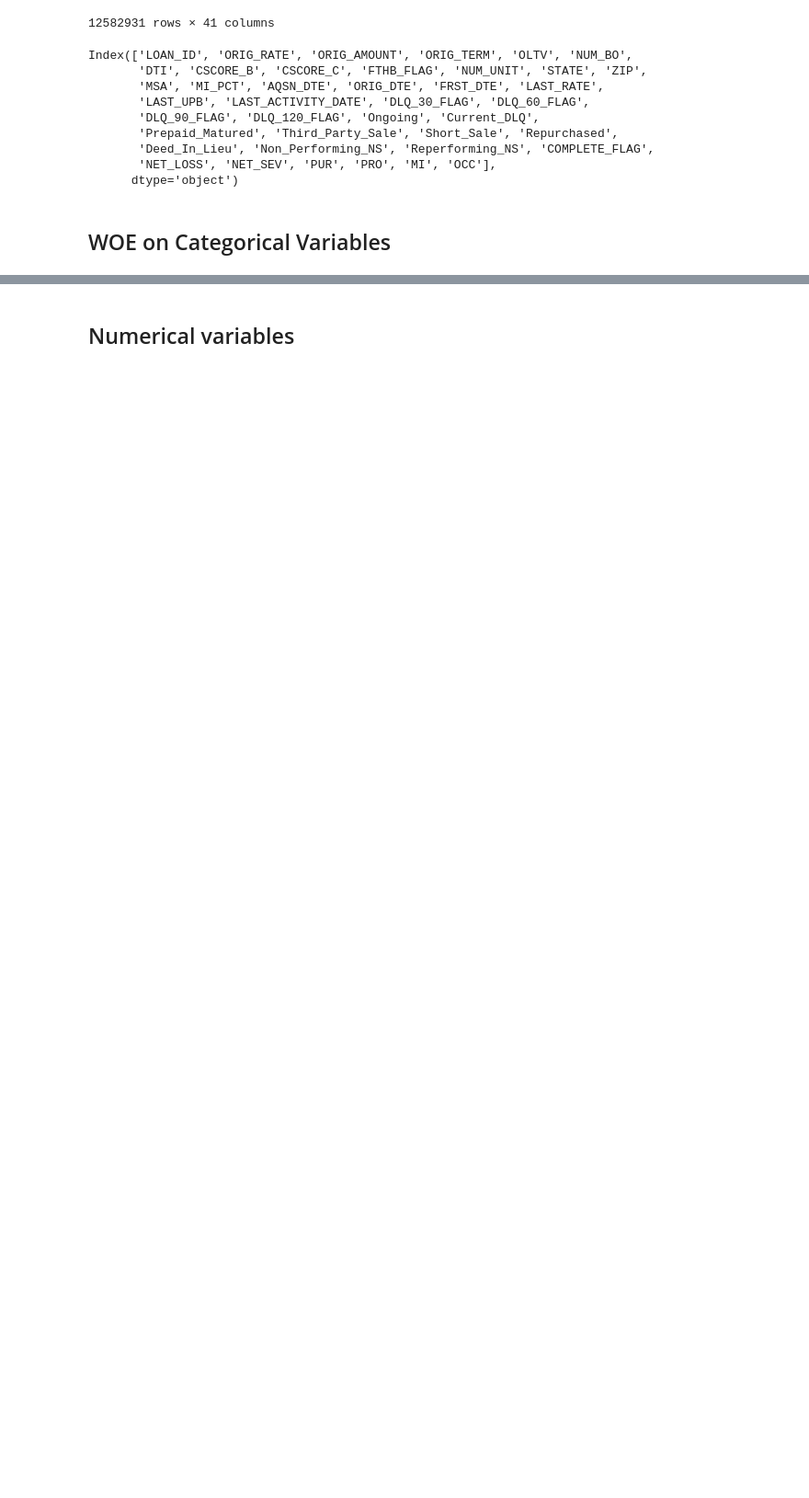
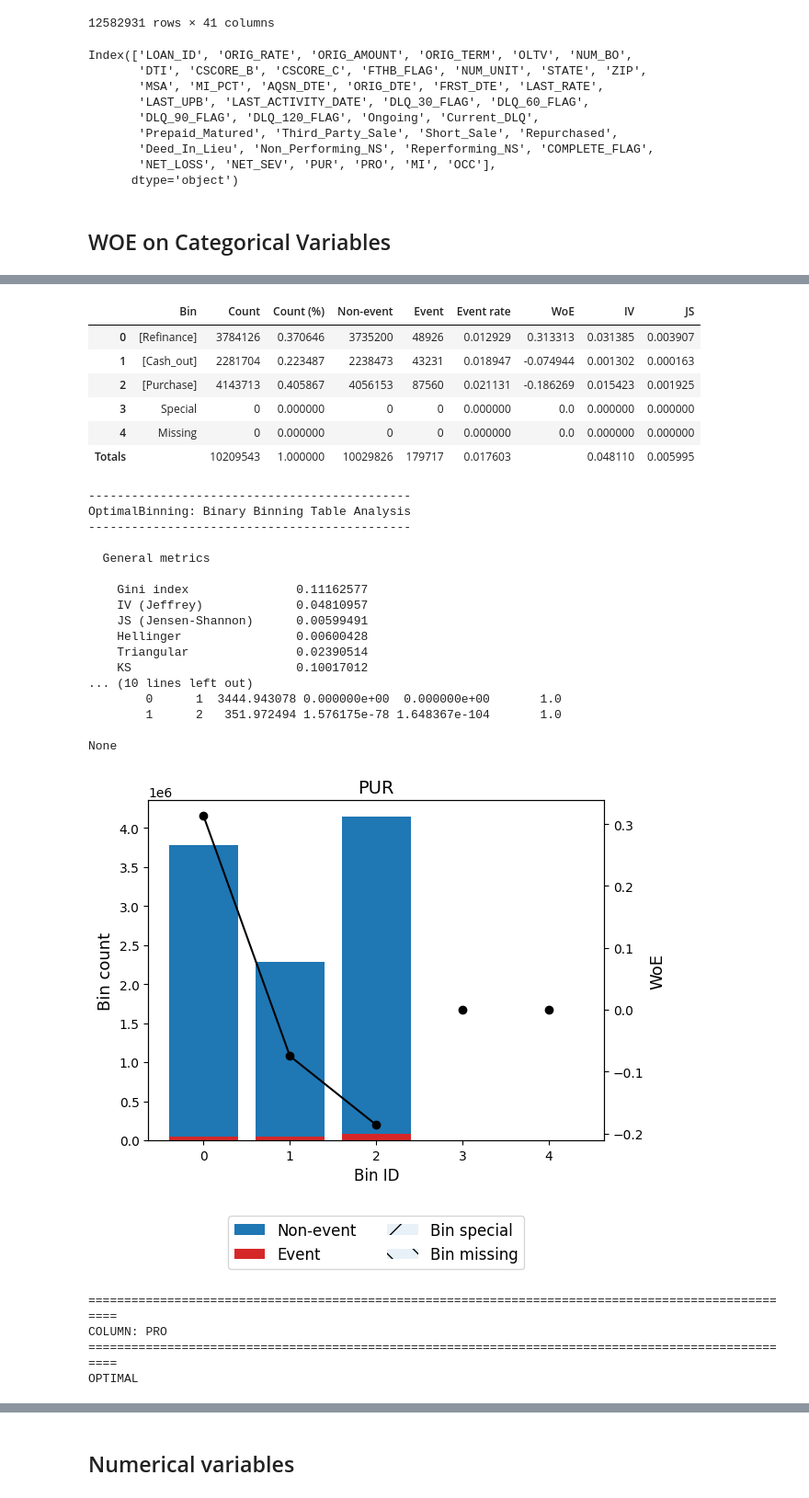
Before and after one commit to MIE479-2024/msf-capstone-crm, a Jupyter notebook: default_modelling/ICA.ipynb, the cells around one changed output, grey strips where cells are left out. Shown at 92% size. Drawn from its saved outputs; the diff is of its cells as text; code cells hidden in the pictures; blank space fills up the shorter version.

```diff
--- a/default_modelling/ICA.ipynb
+++ b/default_modelling/ICA.ipynb
@@ -179,0 +122,16 @@ WARNING: less than 5% of data in group LPMI
+# %%
+opt_bin_data = processed_df.copy()
+
+for col in CAT_COLUMNS:
+    print("====================================================================================================")
+    print("COLUMN:", col)
+    print("====================================================================================================")
+    optb = OptimalBinning(name=col, dtype="categorical", solver="cp")
+    optb.fit(processed_df[col], processed_df["DLQ_90_FLAG"])
+    print(optb.status)
+    display(optb.binning_table.build())
+    print(optb.binning_table.analysis())
+    optb.binning_table.plot(metric="woe")
+    opt_bin_data[col] = optb.transform(opt_bin_data[col], metric="woe")
+    print()
+# %% [output]
@@ -179,0 +142,29 @@ WARNING: less than 5% of data in group LPMI
+|  | Bin | Count | Count (%) | Non-event | Event | Event rate | WoE | IV | JS |
+| 0 | [Refinance] | 3784126 | 0.370646 | 3735200 | 48926 | 0.012929 | 0.313313 | 0.031385 | 0.003907 |
+| 1 | [Cash_out] | 2281704 | 0.223487 | 2238473 | 43231 | 0.018947 | -0.074944 | 0.001302 | 0.000163 |
+| 2 | [Purchase] | 4143713 | 0.405867 | 4056153 | 87560 | 0.021131 | -0.186269 | 0.015423 | 0.001925 |
+| 3 | Special | 0 | 0.000000 | 0 | 0 | 0.000000 | 0.0 | 0.000000 | 0.000000 |
+| 4 | Missing | 0 | 0.000000 | 0 | 0 | 0.000000 | 0.0 | 0.000000 | 0.000000 |
+| Totals |  | 10209543 | 1.000000 | 10029826 | 179717 | 0.017603 |  | 0.048110 | 0.005995 |
+---------------------------------------------
+OptimalBinning: Binary Binning Table Analysis
+---------------------------------------------
+
+  General metrics
+
+    Gini index               0.11162577
+    IV (Jeffrey)             0.04810957
+    JS (Jensen-Shannon)      0.00599491
+    Hellinger                0.00600428
+    Triangular               0.02390514
+    KS                       0.10017012
+... (10 lines left out)
+        0      1  3444.943078 0.000000e+00  0.000000e+00       1.0
+        1      2   351.972494 1.576175e-78 1.648367e-104       1.0
+
+None
+[figure, added]
+====================================================================================================
+COLUMN: PRO
+====================================================================================================
+OPTIMAL
```
Also changed, not shown: parts of 8 cells of this notebook.
